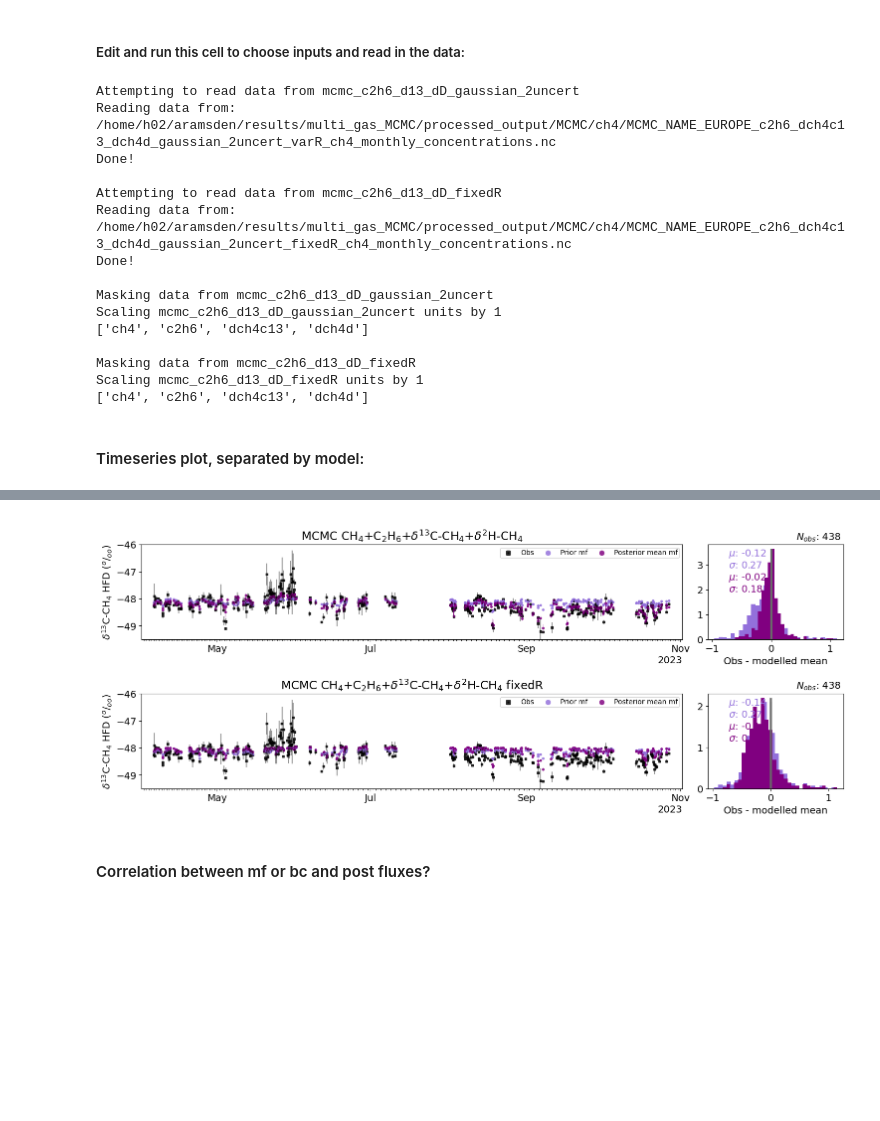
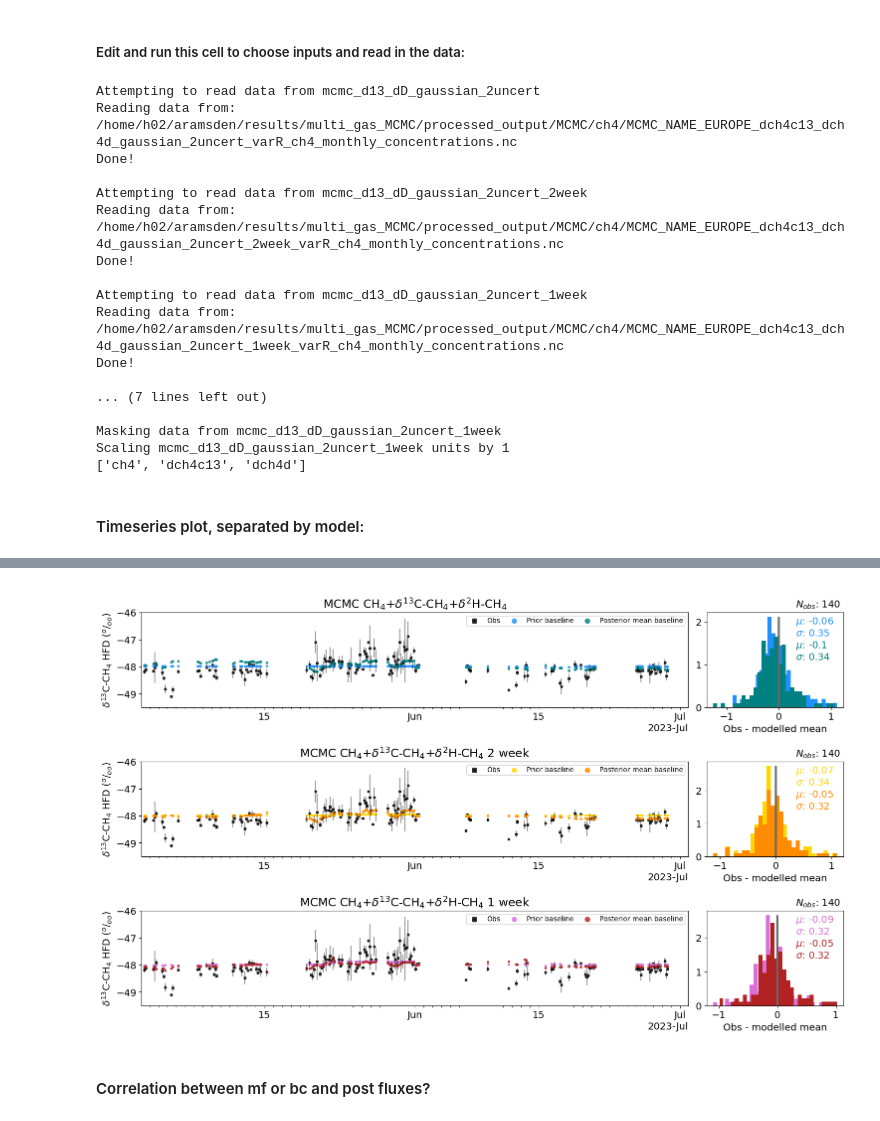
Before and after one commit to openghg/fluxie, a Jupyter notebook: PARIS_inversion_results.ipynb, the cells around one changed output, grey strips where cells are left out. Cells and saved outputs as stored; diff of their text form; code cells hidden in the pictures; blank space fills up the shorter version.

Commit message:
update to mf histograms

```diff
--- a/PARIS_inversion_results.ipynb
+++ b/PARIS_inversion_results.ipynb
@@ -65,6 +57,8 @@ model_filenames = {'rhime':'RHIME_NAME_EUROPE_EDGAR_rhime_obs_rhime_baseline_opt
                   'mcmc_c2h6_d13_dD':'MCMC_NAME_EUROPE_c2h6_dch4c13_dch4d_varR',
                   'mcmc_c2h6_d13_dD_fixedR':'MCMC_NAME_EUROPE_c2h6_dch4c13_dch4d_gaussian_2uncert_fixedR',
                   'mcmc_c2h6_d13_dD_gaussian_2uncert':'MCMC_NAME_EUROPE_c2h6_dch4c13_dch4d_gaussian_2uncert_varR',
+                  'mcmc_d13_dD_gaussian_2uncert_1week':'MCMC_NAME_EUROPE_dch4c13_dch4d_gaussian_2uncert_1week_varR',
+                  'mcmc_d13_dD_gaussian_2uncert_2week':'MCMC_NAME_EUROPE_dch4c13_dch4d_gaussian_2uncert_2week_varR',
                   'mcmc_c2h6_d13_dD_2uncert':'MCMC_NAME_EUROPE_c2h6_dch4c13_dch4d_2uncert_varR',
                   'intem_7sites':'InTEM_NAME_EUROPE_EDGAR_7sites'}
 
@@ -93,6 +87,8 @@ model_labels = {'rhime':'RHIME 33 sites',
                   'mcmc_c2h6_d13_dD':'MCMC CH$_4$+C$_2$H$_6$+$\delta^{13}$C-CH$_4$+$\delta^{2}$H-CH$_4$',
                   'mcmc_c2h6_d13_dD_fixedR':'MCMC CH$_4$+C$_2$H$_6$+$\delta^{13}$C-CH$_4$+$\delta^{2}$H-CH$_4$ fixedR',
                   'mcmc_c2h6_d13_dD_gaussian_2uncert':'MCMC CH$_4$+C$_2$H$_6$+$\delta^{13}$C-CH$_4$+$\delta^{2}$H-CH$_4$',# Gaussian 200 %uncert',
+                  'mcmc_d13_dD_gaussian_2uncert_1week':'MCMC CH$_4$+$\delta^{13}$C-CH$_4$+$\delta^{2}$H-CH$_4$ 1 week',# Gaussian 200 %uncert',
+                  'mcmc_d13_dD_gaussian_2uncert_2week':'MCMC CH$_4$+$\delta^{13}$C-CH$_4$+$\delta^{2}$H-CH$_4$ 2 week',# Gaussian 200 %uncert',
                   'mcmc_c2h6_d13_dD_2uncert':'MCMC CH$_4$+C$_2$H$_6$+$\delta^{13}$C-CH$_4$+$\delta^{2}$H-CH$_4$ 200% uncert',
                   'intem_7sites':'InTEM 7 sites'}
 
@@ -119,6 +115,8 @@ model_colors = {'rhime':['dimgrey','grey'],
                   'mcmc_d13_dD_new_Rbc':['orange','goldenrod'],
                   'mcmc_c2h6_d13_dD_forward':['purple','mediumpurple'],
                   'mcmc_c2h6_d13_dD_gaussian_2uncert':['purple','mediumpurple'],
+                  'mcmc_d13_dD_gaussian_2uncert_1week':['firebrick','orchid'],
+                  'mcmc_d13_dD_gaussian_2uncert_2week':['darkorange','gold'],
                   'mcmc_c2h6_d13_dD_fixedR':['purple','mediumpurple'],
                   'mcmc_c2h6_d13_dD':['purple','mediumpurple'],
                   'intem_7sites':['darkorange','grey']}
@@ -138,7 +176,7 @@ plot_regions = ['SE-ENGLAND','UK','IRELAND','FRANCE','BELGIUM'] #works best with
 #         'mcmc_old_setup','mcmc_2gas_old_setup','intem']
 #models = ['mcmc','mcmc_filtering','mcmc_new_model_error','mcmc_fixedbc','mcmc_fixed_outer',
 #         'mcmc_old_setup','intem']
-models = ['mcmc_gaussian_2uncert','mcmc_c2h6_gaussian_2uncert','mcmc_c2h6_fixedR','mcmc_c2h6_d13_dD_gaussian_2uncert','mcmc_c2h6_d13_dD_fixedR']
+models = ['mcmc_gaussian_2uncert','mcmc_d13_dD_gaussian_2uncert','mcmc_d13_dD_gaussian_2uncert_1week','mcmc_d13_dD_gaussian_2uncert_2week']
 #models = ['intem_7sites','mcmc','mcmc_c2h6','mcmc_d13_dD','mcmc_c2h6_d13_dD']
 #models = ['mcmc_c2h6_d13_dD','mcmc_c2h6']
 #models = ['intem_7sites','mcmc','mcmc_075flux','mcmc_c2h6']#,'mcmc_d13_dD','mcmc_c2h6_d13_dD']
@@ -310,14 +348,14 @@ site = 'HFD'
 #models = ['mcmc','mcmc_c2h6','mcmc_d13_dD','mcmc_c2h6_d13_dD','intem_14sites']
 #models = ['mcmc_d13_dD_gaussian_2uncert','mcmc_c2h6_d13_dD_gaussian_2uncert']
 #models = ['intem_7sites','mcmc_c2h6','mcmc_c2h6_gaussian_2uncert']
-models = ['mcmc_c2h6_d13_dD_gaussian_2uncert','mcmc_c2h6_d13_dD_fixedR']
+models = ['mcmc_d13_dD_gaussian_2uncert','mcmc_d13_dD_gaussian_2uncert_2week','mcmc_d13_dD_gaussian_2uncert_1week']
 
 #models = ['mcmc_d13_varR','mcmc_d13_varR_flatbyregion','mcmc_d13_varR_flatbyregion_lowmoderror']
 #models = ['intem_14sites','mcmc','mcmc_d13','mcmc_d13_fixedR']
 #models = ['intem','mcmc_prop-uncert','mcmc_prop-uncert-high-MHDbc_fixed-outer','mcmc_prop-uncert-high-MHDbc_fixed-outer_filtered']
 period_override = None #use to override standard inversion periods, must be a list the same length as models, e.g. ['monthly','yearly']
-start_date = '2023-04-01' #inclusive
-end_date = '2023-11-01'   #not inclusive
+start_date = '2023-05-01' #inclusive
+end_date = '2023-07-01'   #not inclusive
 
 baseline_site = None #'MHD', 'JFJ' or 'CMN'. If None, does not mask by baseline time
 ###################################
@@ -345,28 +383,30 @@ for m in models:
                               data_dir=data_dir,scale_units=True,species=plot_species,
                               remove_missing_timestamps=False)[m]
 # %% [output]
-Attempting to read data from mcmc_c2h6_d13_dD_gaussian_2uncert
-Reading data from: /home/h02/aramsden/results/multi_gas_MCMC/processed_output/MCMC/ch4/MCMC_NAME_EUROPE_c2h6_dch4c13_dch4d_gaussian_2uncert_varR_ch4_monthly_concentrations.nc
+Attempting to read data from mcmc_d13_dD_gaussian_2uncert
+Reading data from: /home/h02/aramsden/results/multi_gas_MCMC/processed_output/MCMC/ch4/MCMC_NAME_EUROPE_dch4c13_dch4d_gaussian_2uncert_varR_ch4_monthly_concentrations.nc
 Done!
 
-Attempting to read data from mcmc_c2h6_d13_dD_fixedR
-Reading data from: /home/h02/aramsden/results/multi_gas_MCMC/processed_output/MCMC/ch4/MCMC_NAME_EUROPE_c2h6_dch4c13_dch4d_gaussian_2uncert_fixedR_ch4_monthly_concentrations.nc
+Attempting to read data from mcmc_d13_dD_gaussian_2uncert_2week
+Reading data from: /home/h02/aramsden/results/multi_gas_MCMC/processed_output/MCMC/ch4/MCMC_NAME_EUROPE_dch4c13_dch4d_gaussian_2uncert_2week_varR_ch4_monthly_concentrations.nc
 Done!
 
-Masking data from mcmc_c2h6_d13_dD_gaussian_2uncert
-Scaling mcmc_c2h6_d13_dD_gaussian_2uncert units by 1
-['ch4', 'c2h6', 'dch4c13', 'dch4d']
+Attempting to read data from mcmc_d13_dD_gaussian_2uncert_1week
+Reading data from: /home/h02/aramsden/results/multi_gas_MCMC/processed_output/MCMC/ch4/MCMC_NAME_EUROPE_dch4c13_dch4d_gaussian_2uncert_1week_varR_ch4_monthly_concentrations.nc
+Done!
 
-Masking data from mcmc_c2h6_d13_dD_fixedR
-Scaling mcmc_c2h6_d13_dD_fixedR units by 1
-['ch4', 'c2h6', 'dch4c13', 'dch4d']
+... (7 lines left out)
+
+Masking data from mcmc_d13_dD_gaussian_2uncert_1week
+Scaling mcmc_d13_dD_gaussian_2uncert_1week units by 1
+['ch4', 'dch4c13', 'dch4d']
 # %% [markdown]
 #### Timeseries plot, separated by model:
 # %%
 fig = func.plot_obs_modelled_separate(ds_all_mf_sliced,plot_species,site,model_labels,
                                       model_colors,
-                             include=['Yobs','Yapriori','Yapost'],
-                             diff_include=['Yapriori','Yapost'],line_plot_with_scatter=False,y_lim=[-49.5,-46])#)#y_lim=[-108,-80]) #
+                             include=['Yobs','YaprioriBC','YapostBC'],
+                             diff_include=['YaprioriBC','YapostBC'],line_plot_with_scatter=False,y_lim=[-49.5,-46])#)#y_lim=[-108,-80]) #
 
 ###################################
 
@@ -382,4 +423,4 @@ WARNING: uYobs_repeatability is not present in mcmc_c2h6_d13_dD_fixedR. uYobs is
 NOTE: If all the data is not within axis limits, adjust the set_ylim
 NOTE: If annotations in the histograms are not displaying correctly, adjust annotate_coords.
-[figure, old version]
+[figure, new version]
 # %%
```
Also changed, not shown: parts of 9 cells of this notebook, 1 other file.
